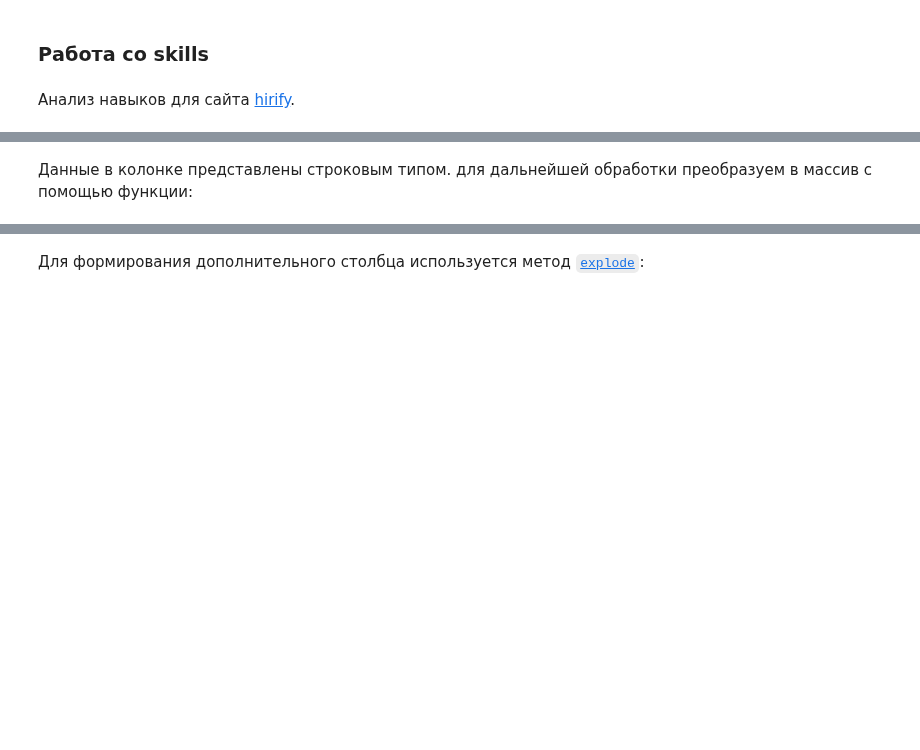
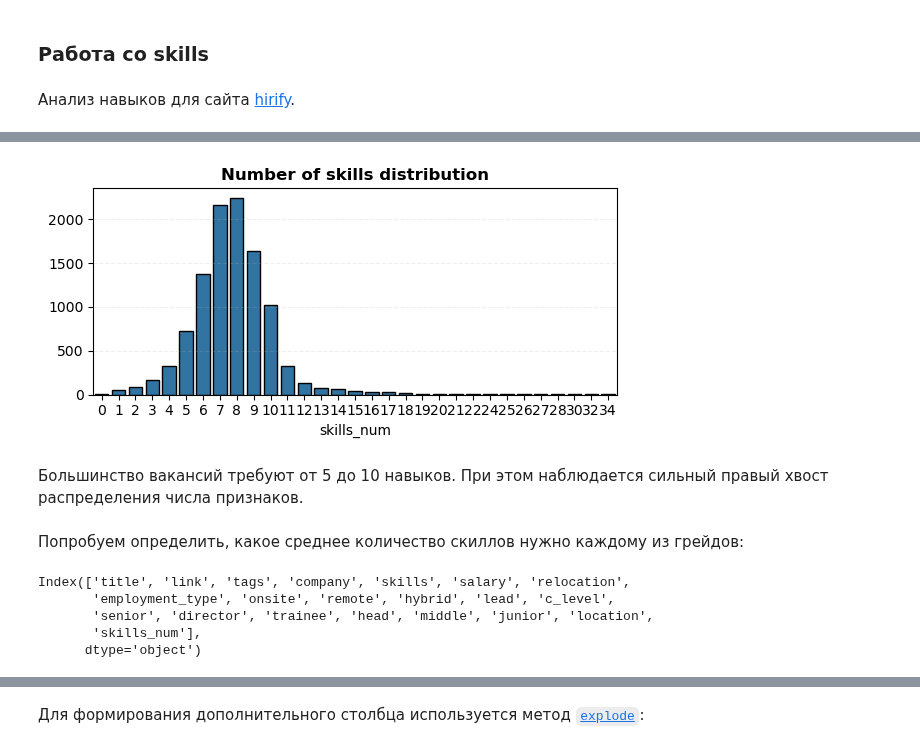
Before and after one commit to kmvitik/smadimo_group_project_2_scraping_api, a Jupyter notebook: skills_hirihy.ipynb, the cells around one changed output, grey strips where cells are left out. Cells and saved outputs as stored; diff of their text form; code cells hidden in the pictures; blank space fills up the shorter version.

Commit message:
Number of skills by grade

```diff
--- a/skills_hirihy.ipynb
+++ b/skills_hirihy.ipynb
@@ -20,7 +41,7 @@ data.sample(3)
 # %%
 def get_correct_len(array):
     l = 0
-    if not array:
+    if array is None:
         return 0
     for value in array:
         if ' skills' in value and value[0] == '+':
@@ -40,3 +54,5 @@ data['skills'][3]
 # %%
-get_correct_len(data['skills'][3])
+data['skills_num'] = data["skills"].apply(lambda x: get_correct_len(x))
+skills_length_grouped = data["skills_num"].value_counts()
+skills_length_grouped
 # %% [output]
@@ -44,2 +75,0 @@ get_correct_len(data['skills'][3])
-# %% [markdown]
-Данные в колонке представлены строковым типом. для дальнейшей обработки преобразуем в массив с помощью функции:
@@ -60,0 +76,25 @@ def str_to_list(skills_string):
+# %%
+fig, ax = plt.subplots(figsize=(6, 3))
+
+sns.barplot(
+    x=skills_length_grouped.index,
+    y=skills_length_grouped.values,
+    edgecolor="black",
+)
+ax.grid(axis="y", linestyle="--", alpha=0.2)
+ax.set_title("Number of skills distribution", fontweight="bold")
+plt.tight_layout()
+# %% [output]
+[figure, added]
+# %% [markdown]
+Большинство вакансий требуют от 5 до 10 навыков. При этом наблюдается сильный правый хвост распределения числа признаков.
+# %% [markdown]
+Попробуем определить, какое среднее количество скиллов нужно каждому из грейдов:
+# %%
+data.columns
+# %% [output]
+Index(['title', 'link', 'tags', 'company', 'skills', 'salary', 'relocation',
+       'employment_type', 'onsite', 'remote', 'hybrid', 'lead', 'c_level',
+       'senior', 'director', 'trainee', 'head', 'middle', 'junior', 'location',
+       'skills_num'],
+      dtype='object')
```
Also changed, not shown: parts of 14 cells of this notebook.
